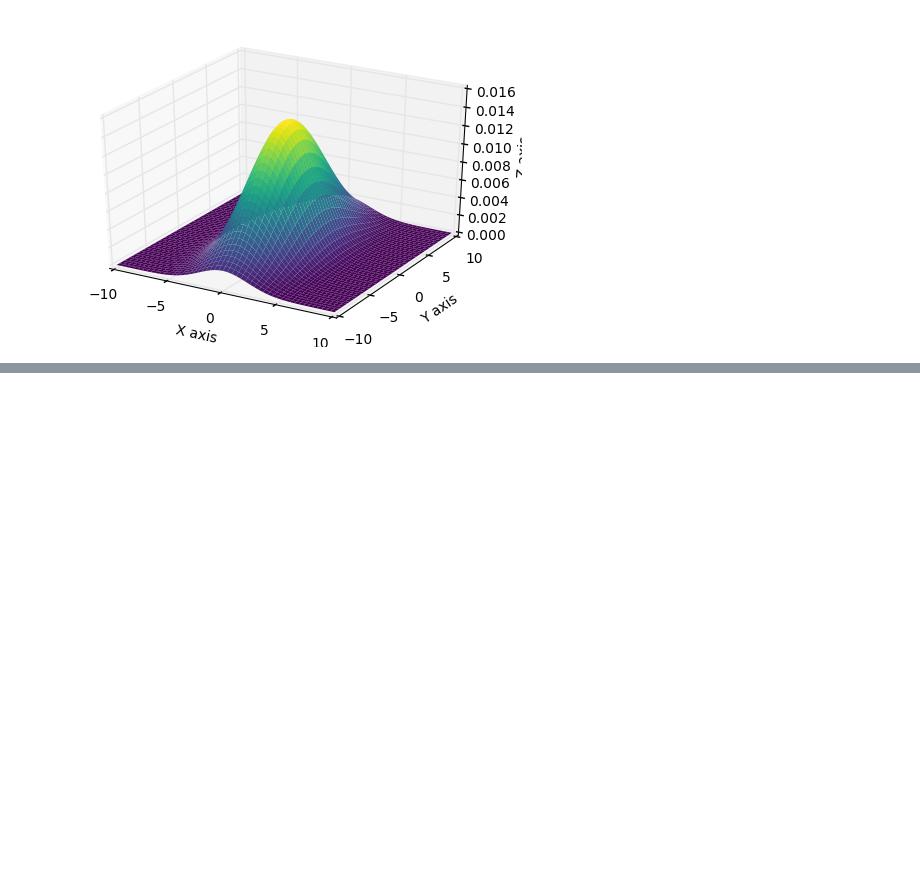
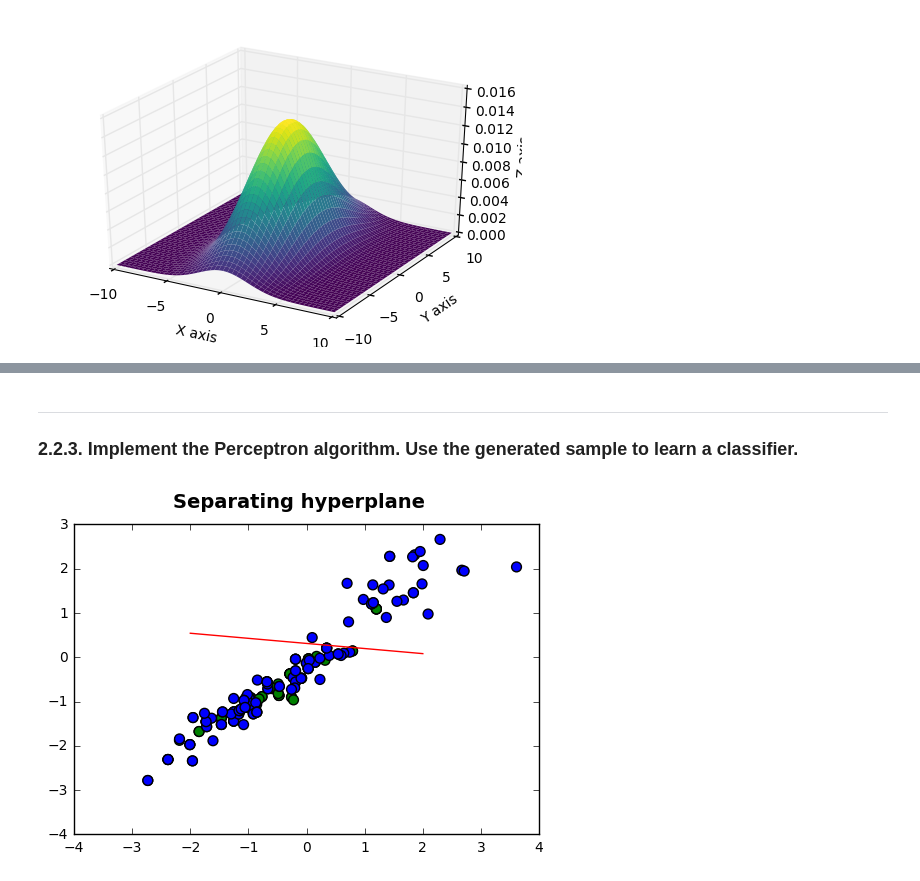
Before and after one commit to daryadedik/playground, a Jupyter notebook: ml-preparation/ml-basics/ml-basics.ipynb, the cells around one changed output, grey strips where cells are left out. Drawn from its saved outputs; the diff is of its cells as text; code cells hidden in the pictures; blank space fills up the shorter version.

Commit message:
perceptron implementation moved to ml-basics

```diff
--- a/ml-preparation/ml-basics/ml-basics.ipynb
+++ b/ml-preparation/ml-basics/ml-basics.ipynb
@@ -153,0 +202,35 @@ plt.show()
+# %% [markdown]
+***
+### 2.2.3. Implement the Perceptron algorithm. Use the generated sample to learn a classifier.
+# %%
+def perceptron(valX, valY, dim):
+    w = [0] * dim
+    b = 0
+
+    c = list(zip(valX, valY))
+    random.shuffle(c)
+    valX, valY = zip(*c)
+
+    for i, j in zip(valX, valY):
+        prod = (np.dot(i.T, w) + b)*j
+        if prod <= 0.0:
+            w = w + i*j
+            b = b + j
+
+    return (w, b)
+
+valw, valb = perceptron(X, Y, d)
+# %%
+def fun(x):
+    return -(x * valw[0]) / valw[1] - valb / valw[1]
+
+x = np.linspace(-2, 2)
+y = fun(x)
+
+fig = plt.figure()
+fig.suptitle('Separating hyperplane', fontsize=14, fontweight='bold')
+plt.plot(x, y, c='r')
+plt.scatter(X[:,0], X[:,1], s=50, c=colormap[categories])
+plt.show()
+# %% [output]
+[figure, added]
```
Also changed, not shown: parts of 10 cells of this notebook.
